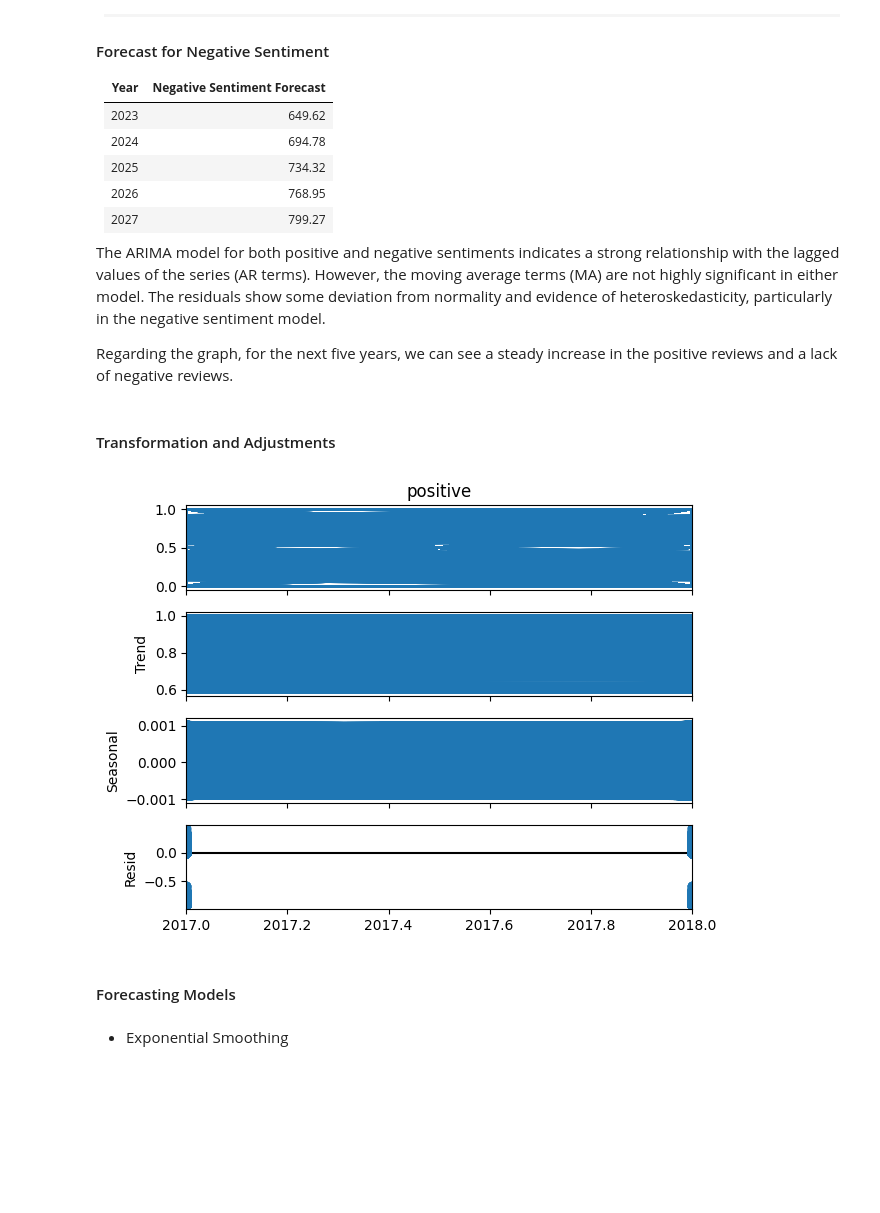
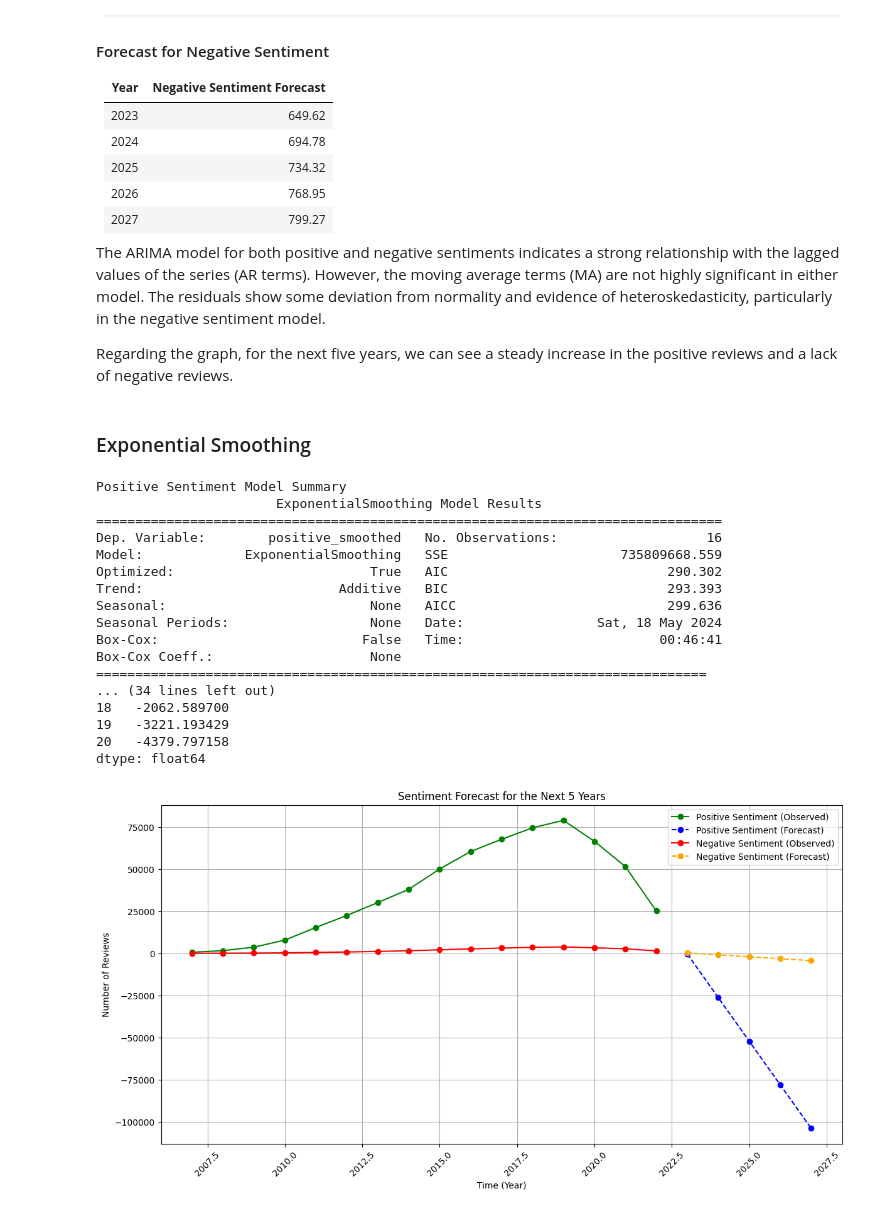
Before and after one commit to Antoni0Ferreira/FEUP-CAC, a Jupyter notebook: nlp_timeseries.ipynb, the cells around one changed output. Drawn from its saved outputs; the diff is of its cells as text; code cells hidden in the pictures; blank space fills up the shorter version.

```diff
--- a/nlp_timeseries.ipynb
+++ b/nlp_timeseries.ipynb
@@ -535,15 +535,3 @@ Name: predicted_mean, dtype: float64
 The ARIMA model for both positive and negative sentiments indicates a strong relationship with the lagged values of the series (AR terms). However, the moving average terms (MA) are not highly significant in either model. The residuals show some deviation from normality and evidence of heteroskedasticity, particularly in the negative sentiment model.
 
 Regarding the graph, for the next five years, we can see a steady increase in the positive reviews and a lack of negative reviews.
-# %% [markdown]
-#### Transformation and Adjustments
-# %%
-from statsmodels.tsa.seasonal import seasonal_decompose
-
-decomposition = seasonal_decompose(data.set_index('year')['positive'], model='additive', period=12)
-decomposition.plot()
-plt.show()
-# %% [output]
-[figure, removed]
-# %% [markdown]
-#### Forecasting Models
@@ -554,2 +538,67 @@ from sklearn.metrics import mean_squared_error, mean_absolute_error
 # %% [markdown]
-- Exponential Smoothing
+### Exponential Smoothing
+# %%
+from statsmodels.tsa.holtwinters import ExponentialSmoothing
+
+# Fit Exponential Smoothing model for positive sentiment
+positive_model = ExponentialSmoothing(yearly_data['positive_smoothed'].dropna(), trend='add', seasonal=None).fit()
+print("Positive Sentiment Model Summary")
+print(positive_model.summary())
+
+# Fit Exponential Smoothing model for negative sentiment
+negative_model = ExponentialSmoothing(yearly_data['negative_smoothed'].dropna(), trend='add', seasonal=None).fit()
+print("Negative Sentiment Model Summary")
+print(negative_model.summary())
+
+# Forecast for the next 5 years for positive sentiment
+positive_forecast = positive_model.forecast(steps=5)
+print('Positive Sentiment Forecast:', positive_forecast)
+
+# Forecast for the next 5 years for negative sentiment
+negative_forecast = negative_model.forecast(steps=5)
+print('Negative Sentiment Forecast:', negative_forecast)
+
+# Extend the yearly data to include forecasted years
+forecast_years = list(range(yearly_data['year'].max() + 1, yearly_data['year'].max() + 6))
+forecast_index = pd.concat([yearly_data['year'], pd.Series(forecast_years)], ignore_index=True)
+
+# Append the forecast to the data
+positive_forecast_series = pd.Series(positive_forecast, index=forecast_years)
+negative_forecast_series = pd.Series(negative_forecast, index=forecast_years)
+
+# Concatenate the original data with the forecast
+positive_extended = pd.concat([yearly_data['positive_smoothed'], positive_forecast_series])
+negative_extended = pd.concat([yearly_data['negative_smoothed'], negative_forecast_series])
+
+# Plot the forecasts
+plt.figure(figsize=(14, 7))
+plt.plot(yearly_data['year'], yearly_data['positive_smoothed'], label='Positive Sentiment (Observed)', color='green', marker='o')
+plt.plot(forecast_years, positive_forecast, label='Positive Sentiment (Forecast)', color='blue', linestyle='dashed', marker='o')
+plt.plot(yearly_data['year'], yearly_data['negative_smoothed'], label='Negative Sentiment (Observed)', color='red', marker='o')
+plt.plot(forecast_years, negative_forecast, label='Negative Sentiment (Forecast)', color='orange', linestyle='dashed', marker='o')
+plt.title('Sentiment Forecast for the Next 5 Years')
+plt.xlabel('Time (Year)')
+plt.ylabel('Number of Reviews')
+plt.legend()
+plt.xticks(rotation=45)
+plt.grid(True)
+plt.show()
+# %% [output]
+Positive Sentiment Model Summary
+                       ExponentialSmoothing Model Results
+================================================================================
+Dep. Variable:        positive_smoothed   No. Observations:                   16
+Model:             ExponentialSmoothing   SSE                      735809668.559
+Optimized:                         True   AIC                            290.302
+Trend:                         Additive   BIC                            293.393
+Seasonal:                          None   AICC                           299.636
+Seasonal Periods:                  None   Date:                 Sat, 18 May 2024
+Box-Cox:                          False   Time:                         00:46:41
+Box-Cox Coeff.:                    None
+==============================================================================
+... (34 lines left out)
+18   -2062.589700
+19   -3221.193429
+20   -4379.797158
+dtype: float64
+[figure, added]
```
Also changed, not shown: parts of 12 cells of this notebook, 1 other file.
